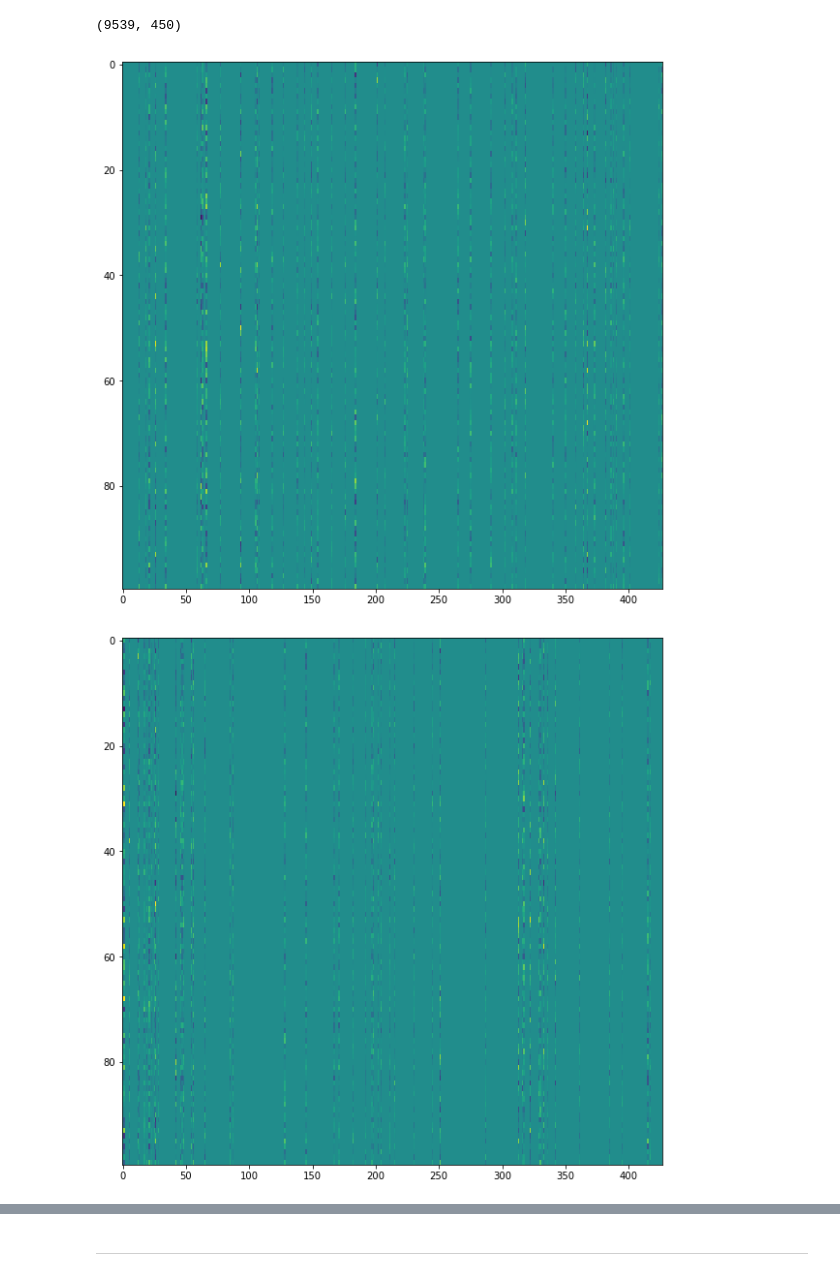
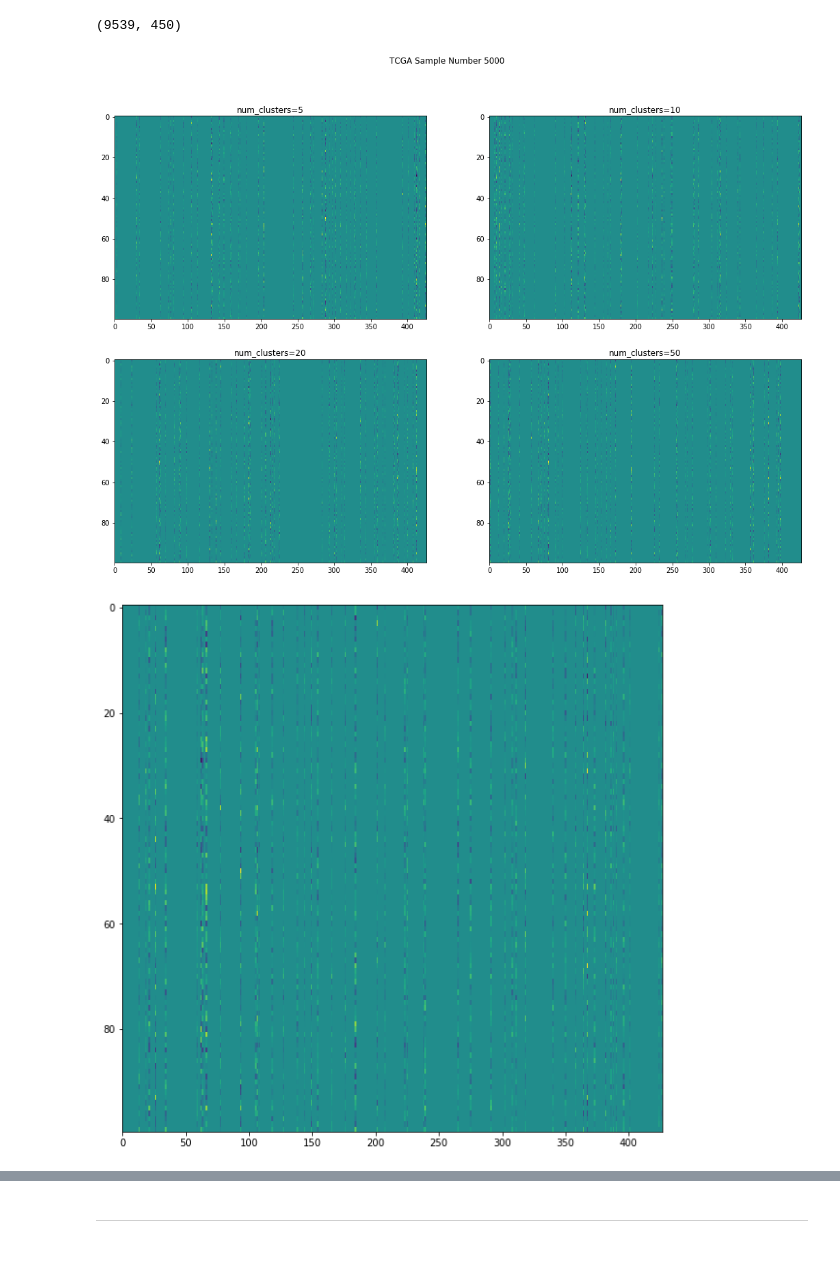
Before and after one commit to athon-millane/thesis, a Jupyter notebook: notebooks/gene2vec.ipynb, the cells around one changed output, grey strips where cells are left out. Saved outputs shown, nothing was run; the diff lists cells and outputs as text; code cells hidden in the pictures.

```diff
--- a/notebooks/gene2vec.ipynb
+++ b/notebooks/gene2vec.ipynb
@@ -371,0 +415,10 @@ df_pivot2.head()
+# %%
+# Get processed dataframes ready for training
+df_X1 = (df_proc1.pipe(dedup_and_get_variant_count)
+                 .pipe(reshape_pivot))
+
+df_X2 = (df_proc2.pipe(dedup_and_get_variant_count)
+                 .pipe(reshape_pivot))
+
+df_y1 = (df_proc1.pipe(get_label_df, df_X1))
+df_y2 = (df_proc2.pipe(get_label_df, df_X2))
@@ -376,8 +465,8 @@ df_pivot2.head()
 
 For each sample, now want to encode gene2vec embeddings as a prior on mutation data.
 # %%
-df_pivot1.shape
-df_pivot2.shape
+df_X1.shape
+df_X2.shape
 
 def convert_to_onehot(df_in):
     """
@@ -429,11 +518,33 @@ def visualise_sample(sample):
     fig, ax = plt.subplots(figsize=(10, 10))
     ax.imshow(pd.DataFrame(sample), aspect='auto')
     # plt.colorbar()
+
+def visualise_clusters(data_df, onehot_df):
+    """
+
+    """
+    # Initialise plot
+    fig, axes = plt.subplots(nrows=2, ncols=2, figsize = (18,12))
+    fig.suptitle('TCGA Sample Number 5000')
+
+    clustered1 = apply_spectral_clustering(data_df, onehot_df, num_clusters=5)
+    clustered2 = apply_spectral_clustering(data_df, onehot_df, num_clusters=10)
+    clustered3 = apply_spectral_clustering(data_df, onehot_df, num_clusters=20)
+    clustered4 = apply_spectral_clustering(data_df, onehot_df, num_clusters=50)
+
+    axes[0,0].imshow(pd.DataFrame(clustered1[:,:,5000]), aspect='auto')
+    axes[0,0].set(title='num_clusters=5')
+    axes[0,1].imshow(pd.DataFrame(clustered2[:,:,5000]), aspect='auto')
+    axes[0,1].set(title='num_clusters=10')
+    axes[1,0].imshow(pd.DataFrame(clustered3[:,:,5000]), aspect='auto')
+    axes[1,0].set(title='num_clusters=20')
+    axes[1,1].imshow(pd.DataFrame(clustered4[:,:,5000]), aspect='auto')
+    axes[1,1].set(title='num_clusters=50')
 # %% [output]
 (9539, 450)
 (10106, 2361)
 # %%
-test = convert_to_onehot(df_pivot1)
+test = convert_to_onehot(df_X1)
 test.values.shape
 
 # load test file
@@ -447,11 +558,11 @@ merge2 = df_genevec[genes]
 output = embed_gene_vectors(merge1, merge2)
 # %% [output]
 (9539, 450)
+# %%
+visualise_clusters(output, merge1)
+# %% [output]
+[figure, added]
 # %%
 visualise_sample(output[:,:,5000])
-
-clustered = apply_spectral_clustering(output, merge1)
-visualise_sample(clustered[:,:,5000])
 # %% [output]
 [figure]
-[figure, removed]
```
Also changed, not shown: parts of 36 cells of this notebook.
